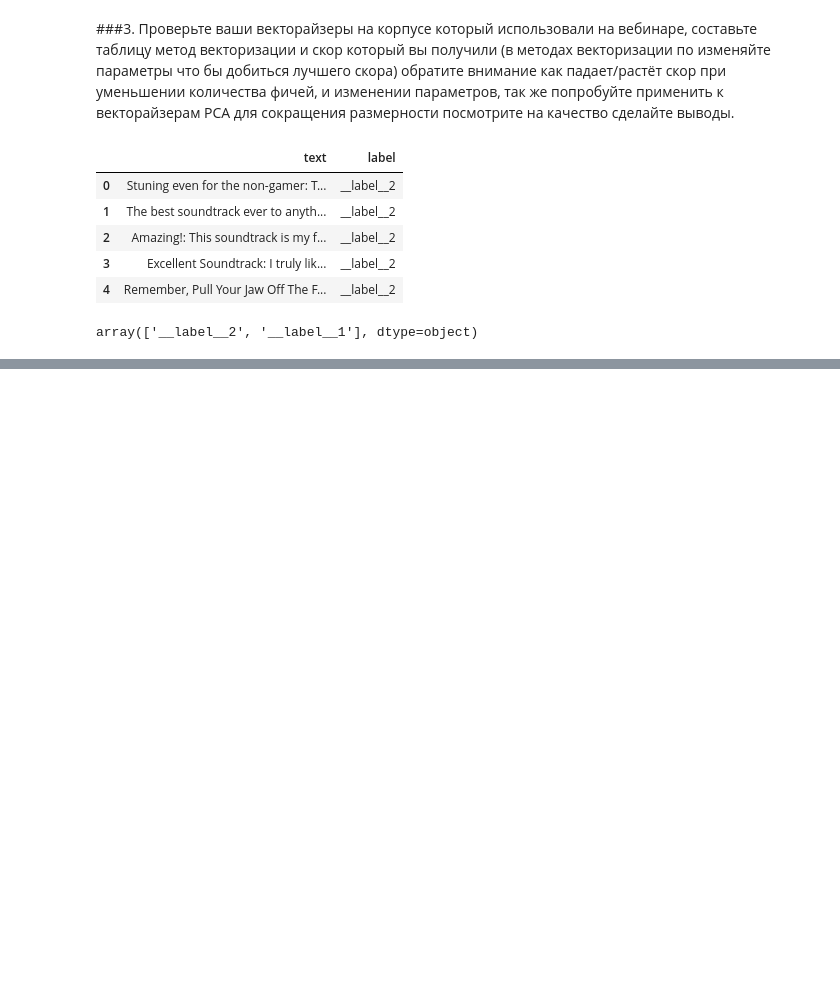
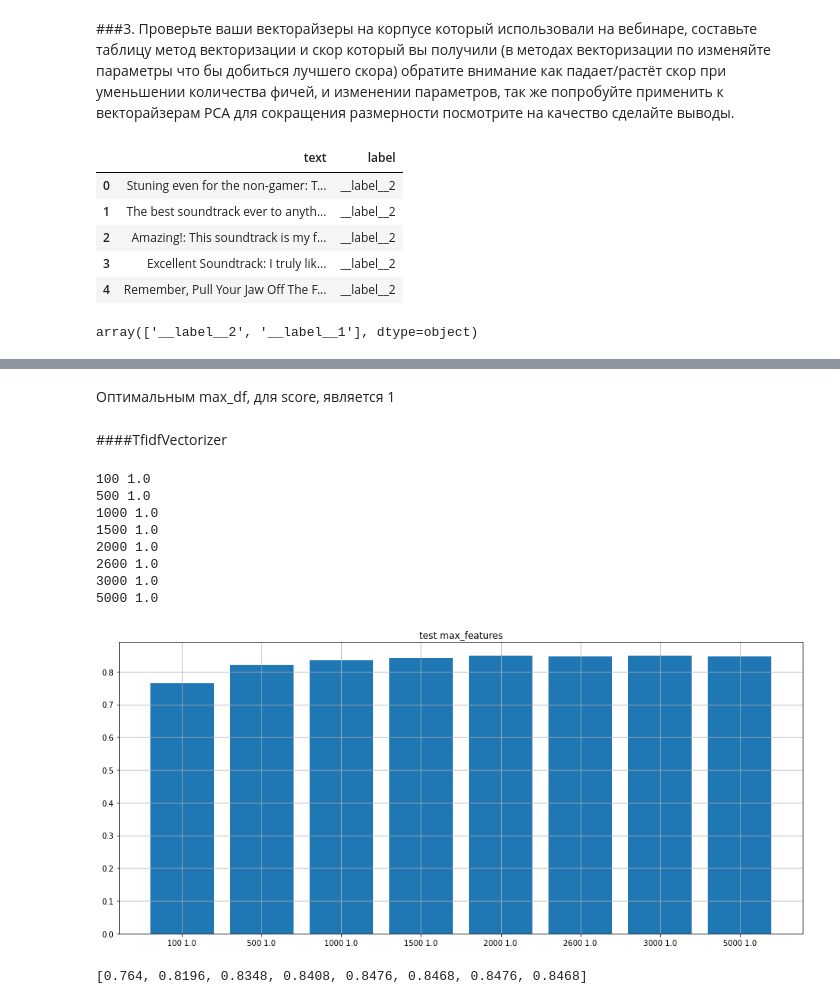
Before and after one commit to djo1006/Introduction-to-Natural-Language-Processing, a Jupyter notebook: hw_les_2/hw_les_2.ipynb, the cells around one changed output, grey strips where cells are left out. Cells and saved outputs as stored; diff of their text form; code cells hidden in the pictures; blank space fills up the shorter version.

```diff
--- a/hw_les_2/hw_les_2.ipynb
+++ b/hw_les_2/hw_les_2.ipynb
@@ -223,0 +345,20 @@ def test_params(params, title):
+# %% [markdown]
+Оптимальным max_df, для score, является 1
+# %% [markdown]
+####TfidfVectorizer
+# %%
+params_dict = {'param_max_features': [100, 500, 1000, 1500, 2000, 2600, 3000, 5000],
+                'param_max_df': [1.0, 1.0, 1.0, 1.0, 1.0, 1.0, 1.0, 1.0]}
+params = pd.DataFrame(data=params_dict)
+test_params(params, 'test max_features', True)
+# %% [output]
+100 1.0
+500 1.0
+1000 1.0
+1500 1.0
+2000 1.0
+2600 1.0
+3000 1.0
+5000 1.0
+[figure, added]
+[0.764, 0.8196, 0.8348, 0.8408, 0.8476, 0.8468, 0.8476, 0.8468]
```
Also changed, not shown: parts of 16 cells of this notebook.
